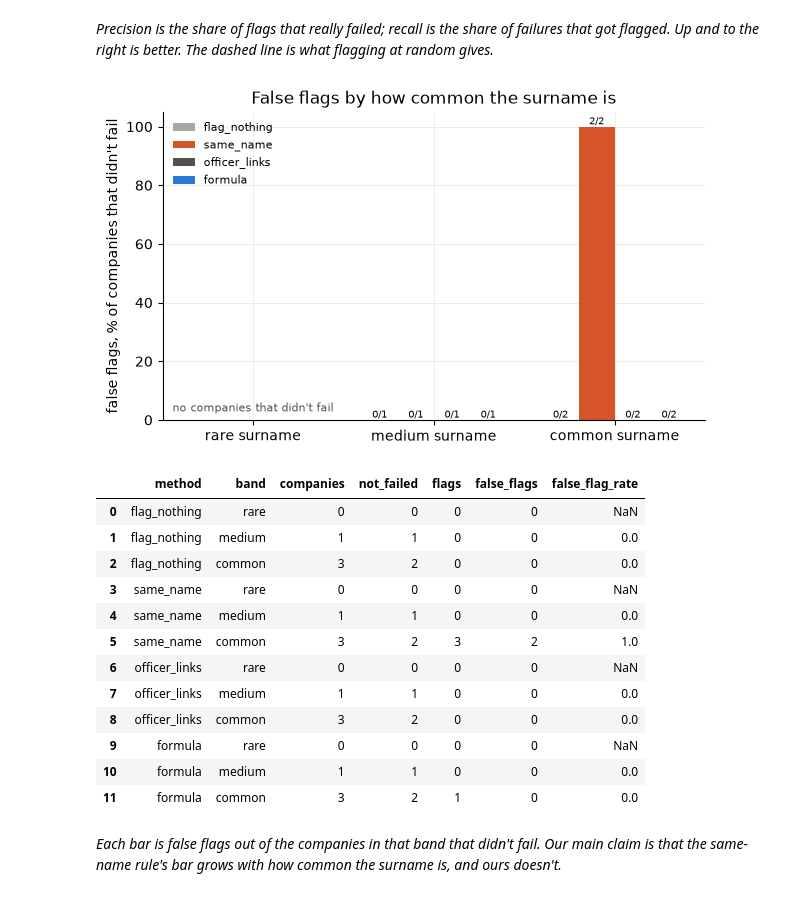
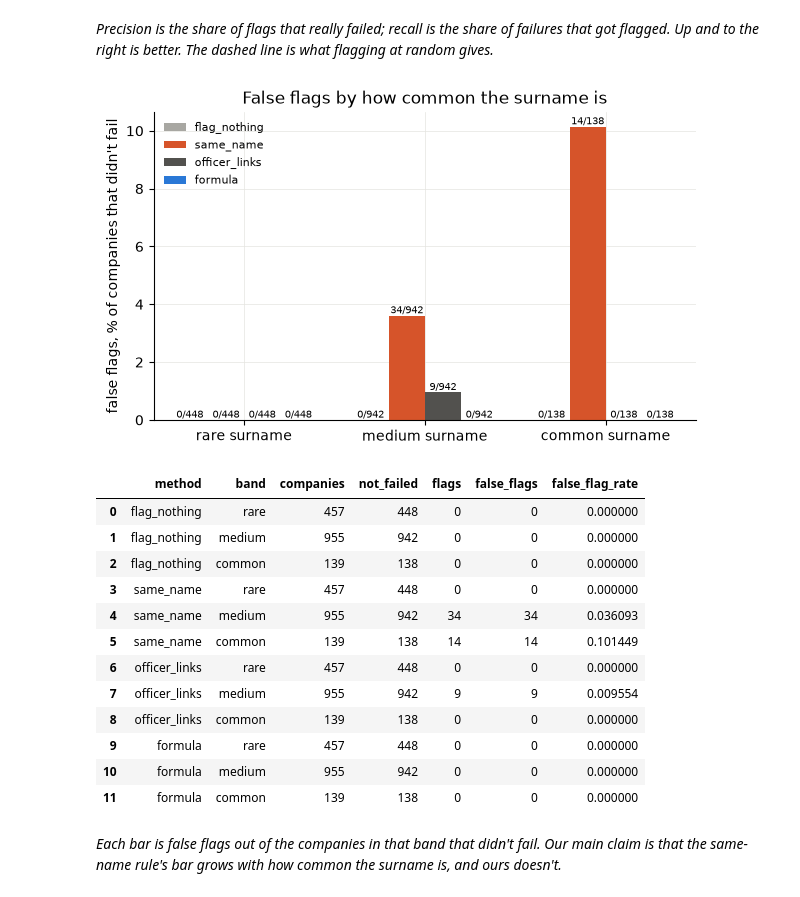
Before and after one commit to C-Nietzschmann/veritas-hackathon, a Jupyter notebook: notebooks/main.ipynb, the cells around one changed output. Cells and saved outputs as stored; diff of their text form; code cells hidden in the pictures.

Commit message:
Run main.ipynb on the real slice (#170)
Co-Authored-By: Claude Opus 5.5 <noreply@anthropic.com>

```diff
--- a/notebooks/main.ipynb
+++ b/notebooks/main.ipynb
@@ -234,0 +150,11 @@ The real weights come with the real data (card #36). `p` is only called a probab
+# %%
+labelled = resolve.labelled_pairs(mentions)
+labelled["split"] = real_slice.pair_split(labelled, splits)
+# Only pairs whose two records are at companies formed by the end of the training period
+later = (labelled["split"] == "train") & ~real_slice.train_period_pairs(labelled, mentions, claims)
+labelled.loc[later, "split"] = "left out"
+train_pairs = labelled[labelled["split"] == "train"].reset_index(drop=True)
+model = resolve.train_matcher(resolve.pair_features(train_pairs, mentions), train_pairs["label"], SEED)
+
+print("training pairs per label:", train_pairs["label"].value_counts().sort_index().to_dict())
+resolve.matcher_weights(model).round(2)
@@ -234,0 +177,5 @@ The real weights come with the real data (card #36). `p` is only called a probab
+# %%
+# scored: every candidate pair with the matcher's match score p. The Evaluation and the Demo use it,
+# and so does the failure gallery (#40).
+scored = resolve.scored_pairs(model, candidates, mentions)
+print(f"{len(scored):,} candidate pairs scored | match score 0.5 or more: {int((scored['p'] >= 0.5).sum()):,}")
@@ -335,0 +453,22 @@ Three pictures, made by functions in `src/interface.py`, so they redraw by thems
+# %%
+# Every validation company's decision: ours, and the three baselines (with the same rows as just_what_matters)
+judged = validation if len(validation) else labels   # the tiny world has no validation companies: judge all of its own
+our_decisions = pd.DataFrame([decide.decide(query, matches[query], line, costs) for query in judged["company_id"]],
+                             columns=ev.DECISION_COLS)
+parts = [baseline.flag_nothing(list(judged["company_id"]))]
+for method, pairs in [("same_name", baseline.same_name_pairs(mentions)), ("officer_links", baseline.officer_link_pairs(mentions))]:
+    rows_of_pairs = rows_by_record(pairs)
+    parts += [baseline.flags([query], *just_what_matters(query, pairs, rows_of_pairs), method, baseline.WINDOW_YEARS)
+              for query in judged["company_id"]]
+baseline_decisions = pd.concat(parts, ignore_index=True)
+
+# Check: baseline.run_all on the full tables decides the same, for 5 random companies and 5 a baseline flags
+flagged = baseline_decisions.loc[baseline_decisions["decision"] == "FLAG", "query"].drop_duplicates()
+for query in pd.concat([judged["company_id"].sample(min(5, len(judged)), random_state=SEED),
+                        flagged.sample(min(5, len(flagged)), random_state=SEED)]):
+    full = baseline.run_all([query], mentions, claims)
+    ours = baseline_decisions[baseline_decisions["query"] == query]
+    assert list(full["decision"]) == list(ours["decision"]) and list(full["reason"]) == list(ours["reason"]), query
+
+print("our decisions:", our_decisions["decision"].value_counts().to_dict())
+print(f"share of these companies that failed: {judged['failed'].mean():.3f} (what a PR-AUC with no signal gives)")
@@ -353,23 +496,23 @@ scores
 # %%
 # 108: false flags per name-commonness band, for ours and the three baselines, with the counts on the bars.
 bands = evaluate.company_bands(mentions, claims, evaluate.name_commonness(mentions))
-by_band = evaluate.false_flags_by_band(all_decisions, labels, bands)
+by_band = evaluate.false_flags_by_band(all_decisions, judged, bands)
 interface.display_png(interface.false_flag_figure(by_band))
 by_band
 # %% [output]
-[figure, old version]
+[figure, new version]
 |  | method | band | companies | not_failed | flags | false_flags | false_flag_rate |
-| 0 | flag_nothing | rare | 0 | 0 | 0 | 0 | NaN |
-| 1 | flag_nothing | medium | 1 | 1 | 0 | 0 | 0.0 |
-| 2 | flag_nothing | common | 3 | 2 | 0 | 0 | 0.0 |
-| 3 | same_name | rare | 0 | 0 | 0 | 0 | NaN |
-| 4 | same_name | medium | 1 | 1 | 0 | 0 | 0.0 |
-| 5 | same_name | common | 3 | 2 | 3 | 2 | 1.0 |
-| 6 | officer_links | rare | 0 | 0 | 0 | 0 | NaN |
-| 7 | officer_links | medium | 1 | 1 | 0 | 0 | 0.0 |
-| 8 | officer_links | common | 3 | 2 | 0 | 0 | 0.0 |
-| 9 | formula | rare | 0 | 0 | 0 | 0 | NaN |
-| 10 | formula | medium | 1 | 1 | 0 | 0 | 0.0 |
-| 11 | formula | common | 3 | 2 | 1 | 0 | 0.0 |
+| 0 | flag_nothing | rare | 457 | 448 | 0 | 0 | 0.000000 |
+| 1 | flag_nothing | medium | 955 | 942 | 0 | 0 | 0.000000 |
+| 2 | flag_nothing | common | 139 | 138 | 0 | 0 | 0.000000 |
+| 3 | same_name | rare | 457 | 448 | 0 | 0 | 0.000000 |
+| 4 | same_name | medium | 955 | 942 | 34 | 34 | 0.036093 |
+| 5 | same_name | common | 139 | 138 | 14 | 14 | 0.101449 |
+| 6 | officer_links | rare | 457 | 448 | 0 | 0 | 0.000000 |
+| 7 | officer_links | medium | 955 | 942 | 9 | 9 | 0.009554 |
+| 8 | officer_links | common | 139 | 138 | 0 | 0 | 0.000000 |
+| 9 | formula | rare | 457 | 448 | 0 | 0 | 0.000000 |
+| 10 | formula | medium | 955 | 942 | 0 | 0 | 0.000000 |
+| 11 | formula | common | 139 | 138 | 0 | 0 | 0.000000 |
 # %% [markdown]
 *Each bar is false flags out of the companies in that band that didn't fail. Our main claim is that the same-name rule's bar grows with how common the surname is, and ours doesn't.*
```
Also changed, not shown: parts of 68 cells of this notebook.
